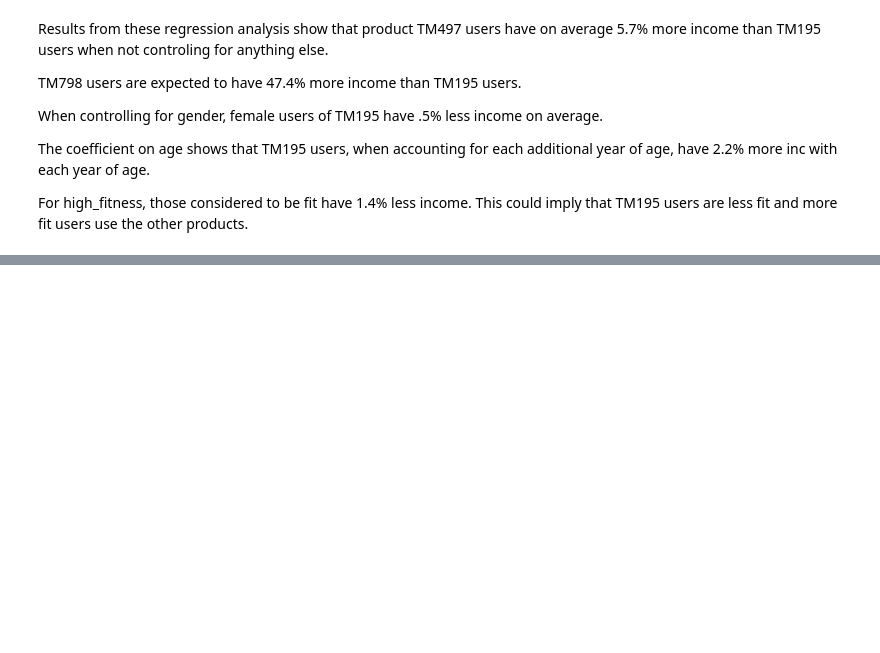
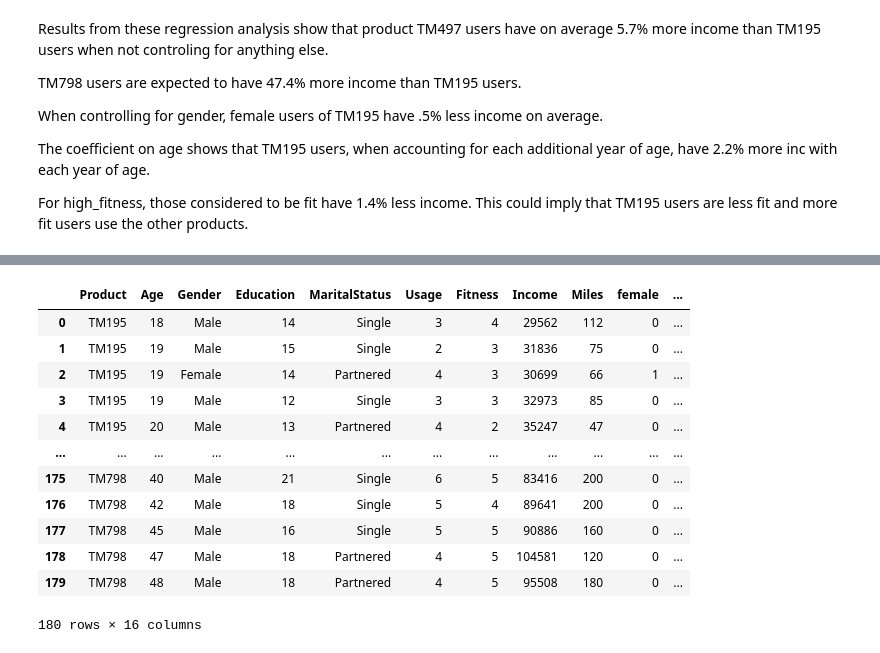
Before and after one commit to szilvasipeter2000/coding1_team-project, a Jupyter notebook: team_3.ipynb, the cells around one changed output, grey strips where cells are left out. Saved outputs shown, nothing was run; the diff lists cells and outputs as text; code cells hidden in the pictures; blank space fills up the shorter version.

```diff
--- a/team_3.ipynb
+++ b/team_3.ipynb
@@ -94,0 +142,31 @@ For high_fitness, those considered to be fit have 1.4% less income. This could i
+# %%
+# Creating dummy variables for gender (female=1) and fitness level >= 4 as 'high_fitness'
+df['female'] = (df['Gender'] == 'Female').astype(int)
+df['male'] = (df['Gender'] == 'Male').astype(int)
+df['married'] = (df['MaritalStatus'] == 'Partnered').astype(int)
+df['single'] = (df['MaritalStatus'] == 'Single').astype(int)
+df['high_fitness'] = (df['Fitness'] >= 4).astype(int)
+
+# Define the age groups using a lambda function
+df['age_group'] = df['Age'].apply(lambda x: '0-15' if x <= 15 else '16-30' if x <= 30 else '31-40' if x <= 40 else '41-50' if x <= 50 else '51-60' if x <= 60 else '61+')
+
+# Define income groups using a lambda function
+df['income_group'] = df['Income'].apply(lambda x: '$30k - $50k' if x <= 50000 else '$50k - $70k' if x <= 70000 else '$70k+')
+
+
+# View the updated dataframe
+df
+# %% [output]
+|  | Product | Age | Gender | Education | MaritalStatus | Usage | Fitness | Income | Miles | female | ... |
+| 0 | TM195 | 18 | Male | 14 | Single | 3 | 4 | 29562 | 112 | 0 | ... |
+| 1 | TM195 | 19 | Male | 15 | Single | 2 | 3 | 31836 | 75 | 0 | ... |
+| 2 | TM195 | 19 | Female | 14 | Partnered | 4 | 3 | 30699 | 66 | 1 | ... |
+| 3 | TM195 | 19 | Male | 12 | Single | 3 | 3 | 32973 | 85 | 0 | ... |
+| 4 | TM195 | 20 | Male | 13 | Partnered | 4 | 2 | 35247 | 47 | 0 | ... |
+| ... | ... | ... | ... | ... | ... | ... | ... | ... | ... | ... | ... |
+| 175 | TM798 | 40 | Male | 21 | Single | 6 | 5 | 83416 | 200 | 0 | ... |
+| 176 | TM798 | 42 | Male | 18 | Single | 5 | 4 | 89641 | 200 | 0 | ... |
+| 177 | TM798 | 45 | Male | 16 | Single | 5 | 5 | 90886 | 160 | 0 | ... |
+| 178 | TM798 | 47 | Male | 18 | Partnered | 4 | 5 | 104581 | 120 | 0 | ... |
+| 179 | TM798 | 48 | Male | 18 | Partnered | 4 | 5 | 95508 | 180 | 0 | ... |
+180 rows × 16 columns
```
Also changed, not shown: parts of 9 cells of this notebook.
